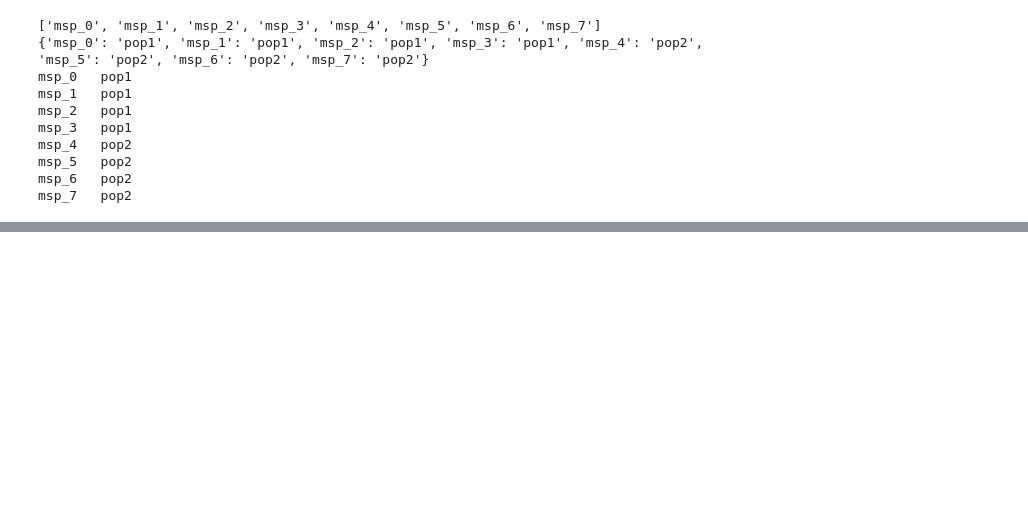
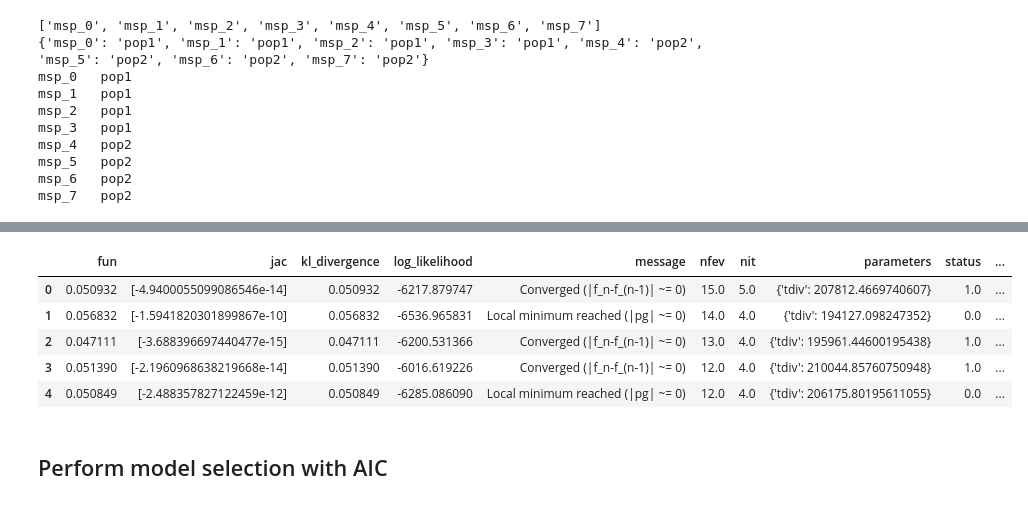
Before and after one commit to isaacovercast/easySFS, a Jupyter notebook: jupyter-notebooks/easySFS-momi-analysis.ipynb, the cells around one changed output, grey strips where cells are left out. Cells and saved outputs as stored; diff of their text form; code cells hidden in the pictures; blank space fills up the shorter version.

```diff
--- a/jupyter-notebooks/easySFS-momi-analysis.ipynb
+++ b/jupyter-notebooks/easySFS-momi-analysis.ipynb
@@ -70,0 +226,5 @@ gunzip -c tmp_allele_counts.gz | head
+# %%
+## Run this in a python3 env and wait for clients to attach
+#!ipcluster start -n 4 --cluster-id=ipp3 --daemonize
+ipyclient = ipp.Client(cluster_id="ipp3")
+print(len(ipyclient.ids))
@@ -70,0 +233,31 @@ gunzip -c tmp_allele_counts.gz | head
+# %%
+ipyclient[:].use_dill()
+lbview = ipyclient.load_balanced_view()
+
+start = time.time()
+printstr = " |  {}  |  {}/{}  "
+res_dict = {x:{y:pd.DataFrame() for y in models} for x in models}
+for model in models:
+    for testmodel in models:
+        parallel_jobs = {}
+        for i, sfs in enumerate(sfs_dict[model]):
+            parallel_jobs[i] = lbview.apply(optimize, *(sfs, testmodel))
+
+        ## Wait for all jobs to finish
+        while 1:
+            fin = [i.ready() for i in parallel_jobs.values()]
+            elapsed = datetime.timedelta(seconds=int(time.time()-start))
+            progressbar(len(fin), sum(fin), printstr.format(elapsed, model, testmodel))
+            time.sleep(0.1)
+            if len(fin) == sum(fin):
+                print("")
+                break
+
+        ## Fetch results
+        for job in parallel_jobs:
+            if parallel_jobs[job].ready():
+                if not parallel_jobs[job].successful():
+                    raise Exception((job, parallel_jobs[job].result()))
+                else:
+                    res = parallel_jobs[job].result()
+                    res_dict[model][testmodel] = res_dict[model][testmodel].append(res, ignore_index=True)
@@ -70,0 +274,15 @@ gunzip -c tmp_allele_counts.gz | head
+# %%
+res_dict["asymmetric_migration"]["no_migration"]
+res_dict["asymmetric_migration"]["asymmetric_migration"]
+#res_dict["symmetric_migration"]["no_migration"]
+res_dict["no_migration"]["no_migration"]
+#res_dict["no_migration"]["symmetric_migration"]["parameters"][1]
+# %% [output]
+|  | fun | jac | kl_divergence | log_likelihood | message | nfev | nit | parameters | status | ... |
+| 0 | 0.050932 | [-4.9400055099086546e-14] | 0.050932 | -6217.879747 | Converged (|f_n-f_(n-1)| ~= 0) | 15.0 | 5.0 | {'tdiv': 207812.4669740607} | 1.0 | ... |
+| 1 | 0.056832 | [-1.5941820301899867e-10] | 0.056832 | -6536.965831 | Local minimum reached (|pg| ~= 0) | 14.0 | 4.0 | {'tdiv': 194127.098247352} | 0.0 | ... |
+| 2 | 0.047111 | [-3.688396697440477e-15] | 0.047111 | -6200.531366 | Converged (|f_n-f_(n-1)| ~= 0) | 13.0 | 4.0 | {'tdiv': 195961.44600195438} | 1.0 | ... |
+| 3 | 0.051390 | [-2.1960968638219668e-14] | 0.051390 | -6016.619226 | Converged (|f_n-f_(n-1)| ~= 0) | 12.0 | 4.0 | {'tdiv': 210044.85760750948} | 1.0 | ... |
+| 4 | 0.050849 | [-2.488357827122459e-12] | 0.050849 | -6285.086090 | Local minimum reached (|pg| ~= 0) | 12.0 | 4.0 | {'tdiv': 206175.80195611055} | 0.0 | ... |
+# %% [markdown]
+## Perform model selection with AIC
```
Also changed, not shown: parts of 31 cells of this notebook.
